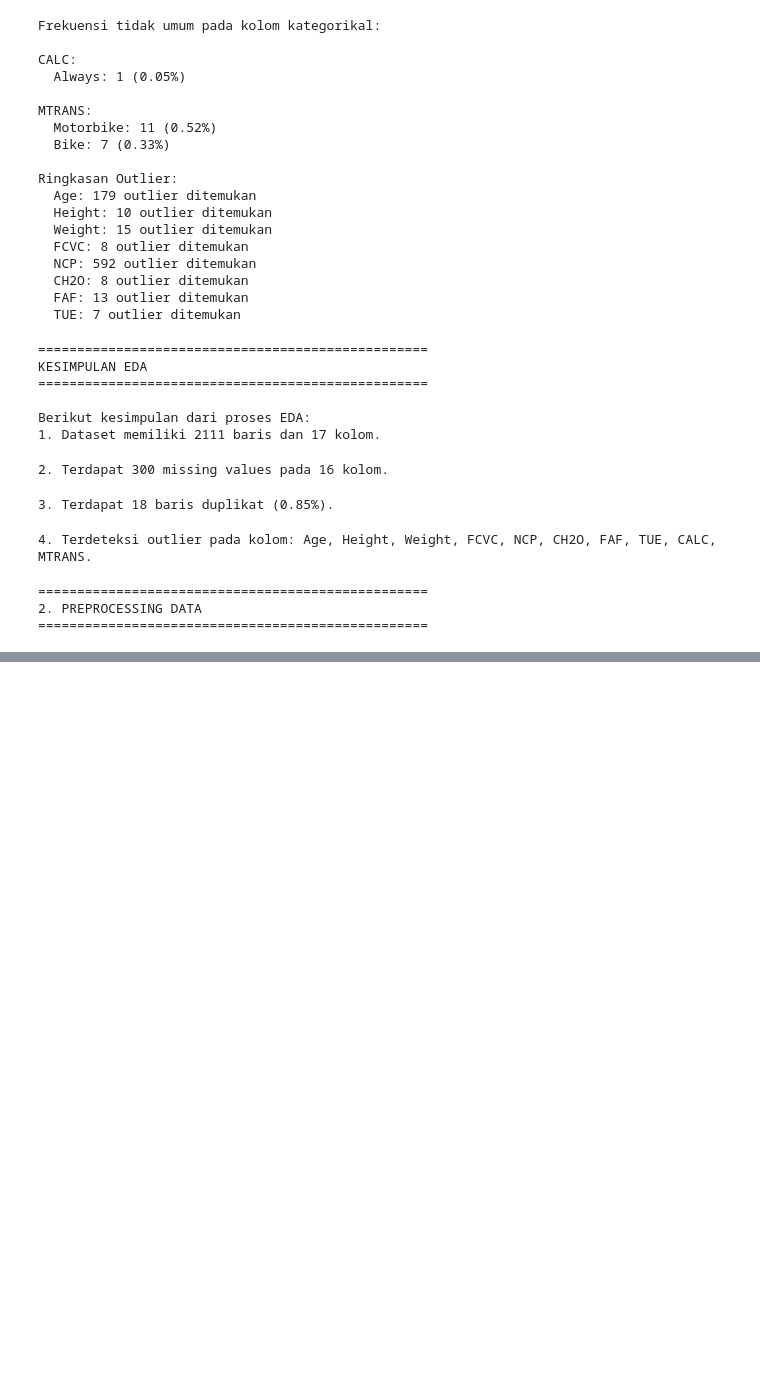
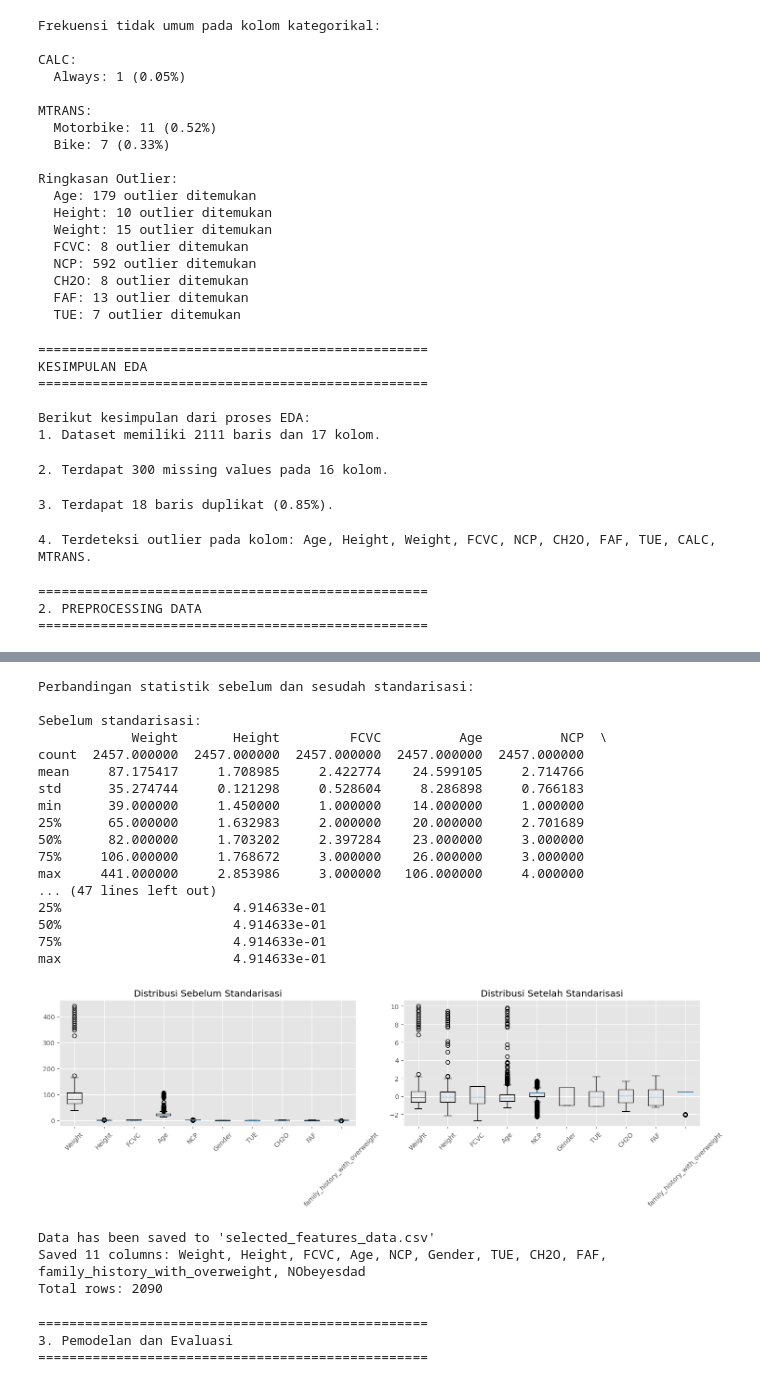
Before and after one commit to Ashief1707/Capstone_Project, a Jupyter notebook: main.ipynb, the cells around one changed output, grey strips where cells are left out. Saved outputs shown, nothing was run; the diff lists cells and outputs as text; code cells hidden in the pictures; blank space fills up the shorter version.

```diff
--- a/main.ipynb
+++ b/main.ipynb
@@ -445,0 +898,77 @@ print("="*50)
+# %%
+# normaliassi atau standarisasi data
+# Buat objek StandardScaler
+scaler = StandardScaler()
+
+# Lakukan standarisasi pada fitur-fitur numerik X_balanced
+X_balanced_scaled = X_balanced.copy()
+numeric_columns = X_balanced.select_dtypes(include=['float64', 'int64']).columns
+X_balanced_scaled[numeric_columns] = scaler.fit_transform(X_balanced[numeric_columns])
+
+print("\nPerbandingan statistik sebelum dan sesudah standarisasi:")
+print("\nSebelum standarisasi:")
+print(X_balanced[numeric_columns].describe())
+print("\nSetelah standarisasi:")
+print(X_balanced_scaled[numeric_columns].describe())
+
+# Visualisasi distribusi data sebelum dan sesudah standarisasi
+plt.figure(figsize=(15, 5))
+
+# Plot sebelum standarisasi
+plt.subplot(1, 2, 1)
+plt.boxplot(X_balanced[numeric_columns])
+plt.title('Distribusi Sebelum Standarisasi')
+plt.xticks(range(1, len(numeric_columns) + 1), numeric_columns, rotation=45)
+
+# Plot setelah standarisasi
+plt.subplot(1, 2, 2)
+plt.boxplot(X_balanced_scaled[numeric_columns])
+plt.title('Distribusi Setelah Standarisasi')
+plt.xticks(range(1, len(numeric_columns) + 1), numeric_columns, rotation=45)
+
+plt.tight_layout()
+plt.show()
+# %% [output]
+Perbandingan statistik sebelum dan sesudah standarisasi:
+
+Sebelum standarisasi:
+            Weight       Height         FCVC          Age          NCP  \
+count  2457.000000  2457.000000  2457.000000  2457.000000  2457.000000
+mean     87.175417     1.708985     2.422774    24.599105     2.714766
+std      35.274744     0.121298     0.528604     8.286898     0.766183
+min      39.000000     1.450000     1.000000    14.000000     1.000000
+25%      65.000000     1.632983     2.000000    20.000000     2.701689
+50%      82.000000     1.703202     2.397284    23.000000     3.000000
+75%     106.000000     1.768672     3.000000    26.000000     3.000000
+max     441.000000     2.853986     3.000000   106.000000     4.000000
+... (47 lines left out)
+25%                      4.914633e-01
+50%                      4.914633e-01
+75%                      4.914633e-01
+max                      4.914633e-01
+[figure, added]
+# %%
+# Menyimpan top 10 feature dan kolom target yang dipilih ke daalam file csv
+# Create dataframe with top 10 features and target column
+selected_columns = top_10_features + ['NObeyesdad']
+df_selected = df[selected_columns].copy()
+
+# Save to CSV file
+df_selected.to_csv('selected_features_data.csv', index=False)
+
+print("Data has been saved to 'selected_features_data.csv'")
+print(f"Saved {len(selected_columns)} columns: {', '.join(selected_columns)}")
+print(f"Total rows: {len(df_selected)}")
+# %% [output]
+Data has been saved to 'selected_features_data.csv'
+Saved 11 columns: Weight, Height, FCVC, Age, NCP, Gender, TUE, CH2O, FAF, family_history_with_overweight, NObeyesdad
+Total rows: 2090
+# %%
+# 3. Pemodelan dan Evaluasi
+print("="*50)
+print("3. Pemodelan dan Evaluasi")
+print("="*50)
+# %% [output]
+==================================================
+3. Pemodelan dan Evaluasi
+==================================================
```
Also changed, not shown: parts of 14 cells of this notebook, 3 other files.
